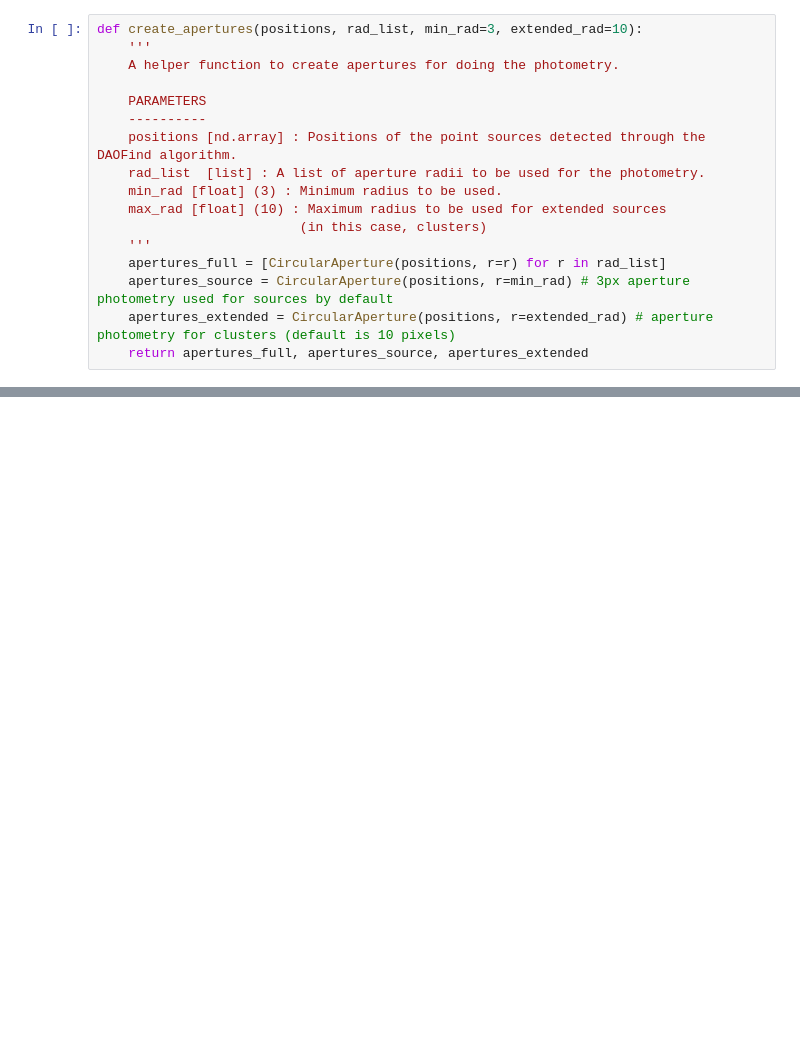
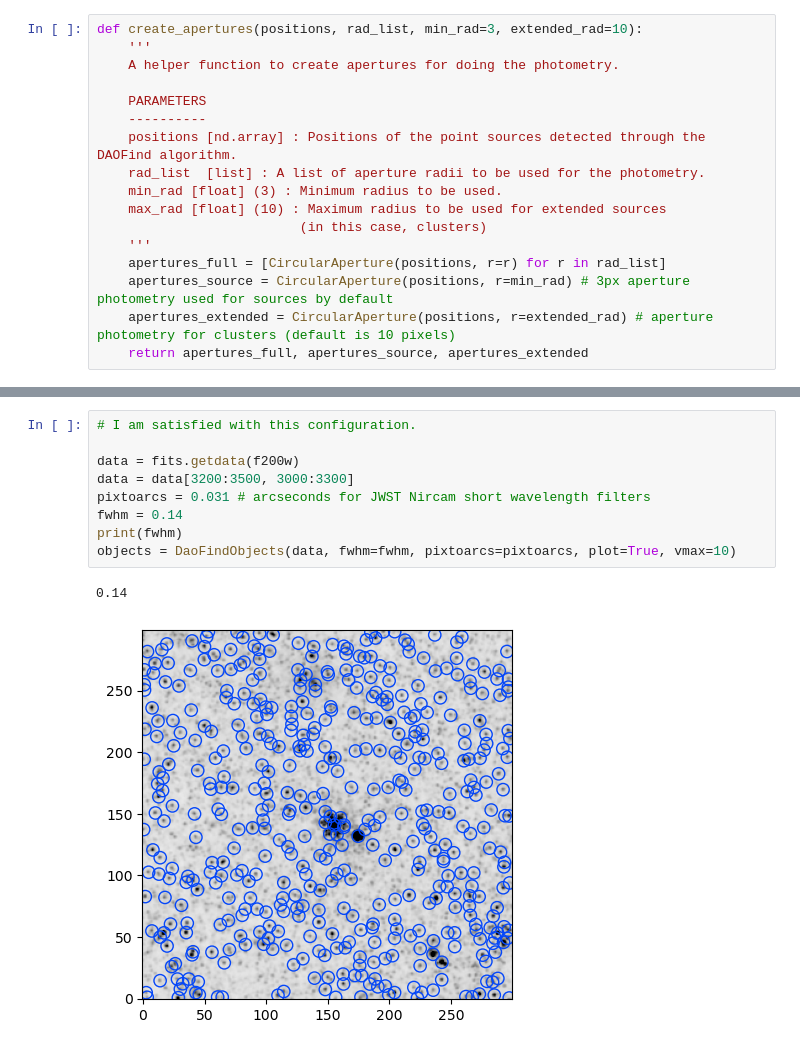
Before and after one commit to devkhullar/querx, a Jupyter notebook: test.ipynb, the cells around one changed output, grey strips where cells are left out. Saved outputs shown, nothing was run; the diff lists cells and outputs as text; blank space fills up the shorter version.

```diff
--- a/test.ipynb
+++ b/test.ipynb
@@ -245,0 +169,12 @@ Keep? (yes/[n]o/quit) y
+# %%
+# I am satisfied with this configuration.
+
+data = fits.getdata(f200w)
+data = data[3200:3500, 3000:3300]
+pixtoarcs = 0.031 # arcseconds for JWST Nircam short wavelength filters
+fwhm = 0.14
+print(fwhm)
+objects = DaoFindObjects(data, fwhm=fwhm, pixtoarcs=pixtoarcs, plot=True, vmax=10)
+# %% [output]
+0.14
+[figure, added]
```
Also changed, not shown: parts of 21 cells of this notebook.
